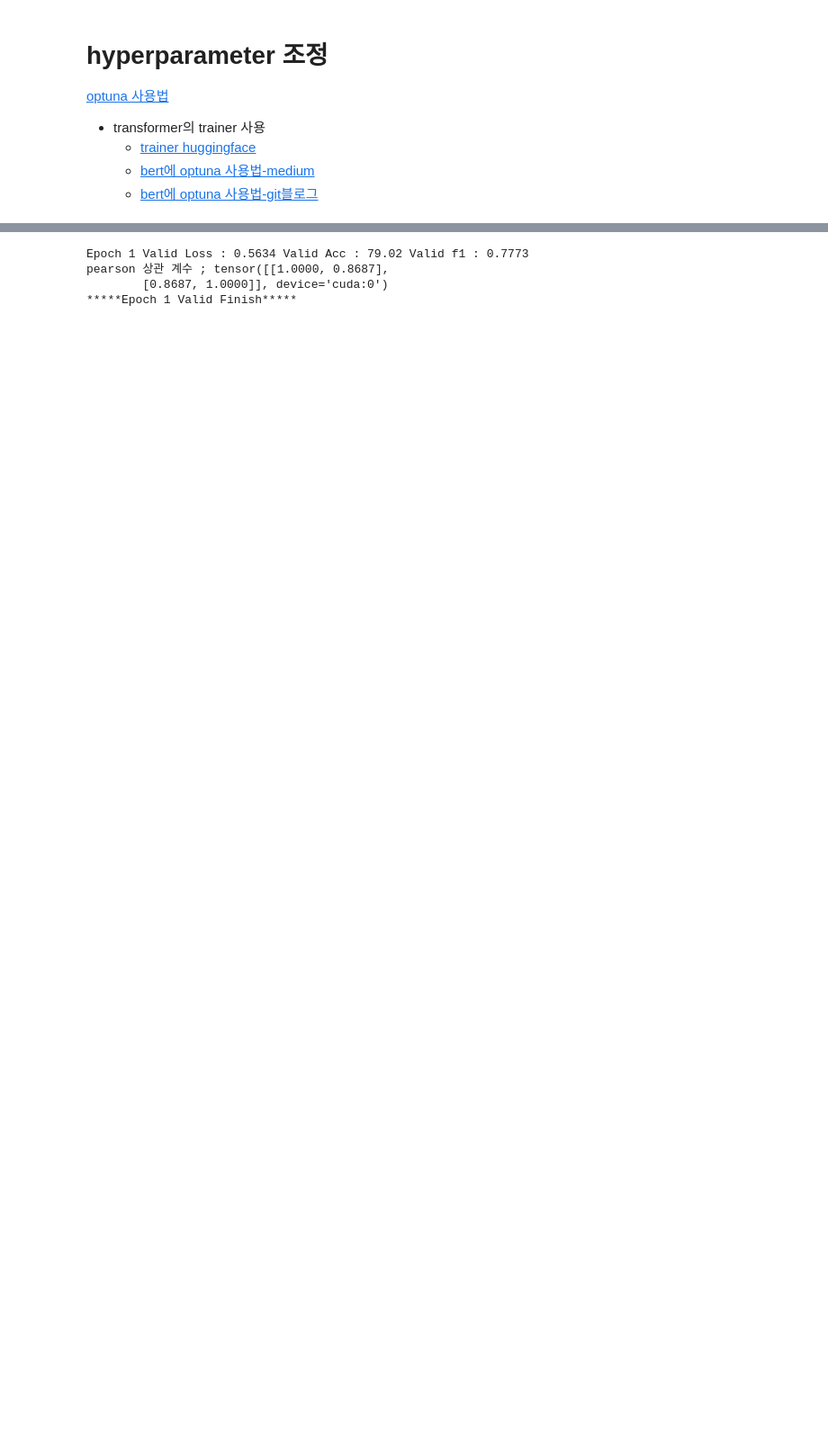
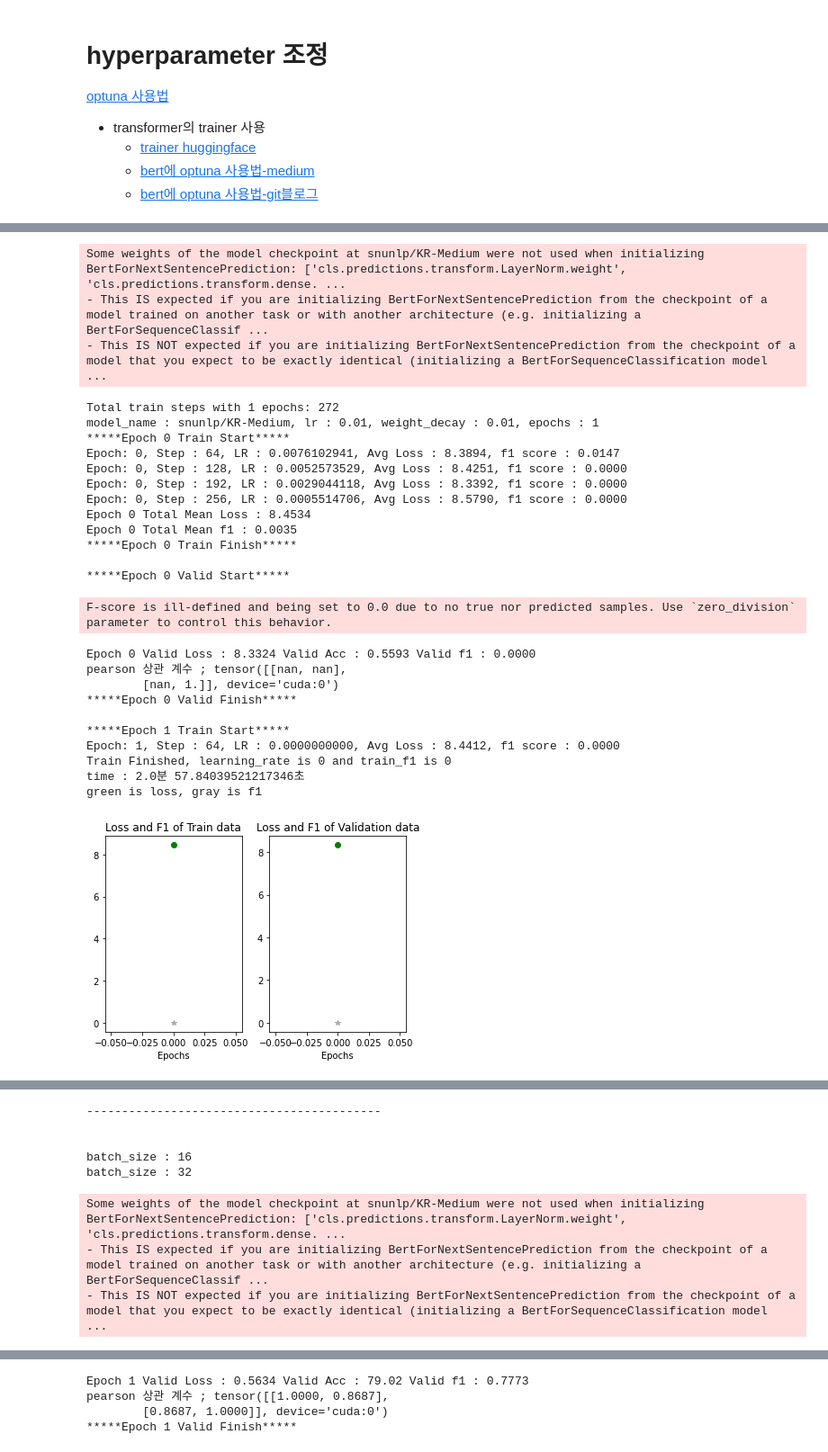
Before and after one commit to WooKyungHwa/NLU_3-, a Jupyter notebook: 최지현_sts.ipynb, the cells around one changed output, grey strips where cells are left out. Shown at 90% size. Saved outputs shown, nothing was run; the diff lists cells and outputs as text; code cells hidden in the pictures; blank space fills up the shorter version.

```diff
--- a/최지현_sts.ipynb
+++ b/최지현_sts.ipynb
@@ -574,0 +667,7 @@ gc.collect()
+# %%
+print('snunlp/KR-Medium\n\n')
+# We want to minimize the loss!
+study = optuna.create_study(study_name='hyper-parameter-search')
+# Optimize the objective using 5 different trials
+study.optimize(objective, n_trials=20)
+# %% [output]
@@ -574,0 +680,27 @@ gc.collect()
+Some weights of the model checkpoint at snunlp/KR-Medium were not used when initializing BertForNextSentencePrediction: ['cls.predictions.transform.LayerNorm.weight', 'cls.predictions.transform.dense. ...
+- This IS expected if you are initializing BertForNextSentencePrediction from the checkpoint of a model trained on another task or with another architecture (e.g. initializing a BertForSequenceClassif ...
+- This IS NOT expected if you are initializing BertForNextSentencePrediction from the checkpoint of a model that you expect to be exactly identical (initializing a BertForSequenceClassification model  ...
+Total train steps with 1 epochs: 272
+model_name : snunlp/KR-Medium, lr : 0.01, weight_decay : 0.01, epochs : 1
+*****Epoch 0 Train Start*****
+Epoch: 0, Step : 64, LR : 0.0076102941, Avg Loss : 8.3894, f1 score : 0.0147
+Epoch: 0, Step : 128, LR : 0.0052573529, Avg Loss : 8.4251, f1 score : 0.0000
+Epoch: 0, Step : 192, LR : 0.0029044118, Avg Loss : 8.3392, f1 score : 0.0000
+Epoch: 0, Step : 256, LR : 0.0005514706, Avg Loss : 8.5790, f1 score : 0.0000
+Epoch 0 Total Mean Loss : 8.4534
+Epoch 0 Total Mean f1 : 0.0035
+*****Epoch 0 Train Finish*****
+
+*****Epoch 0 Valid Start*****
+F-score is ill-defined and being set to 0.0 due to no true nor predicted samples. Use `zero_division` parameter to control this behavior.
+Epoch 0 Valid Loss : 8.3324 Valid Acc : 0.5593 Valid f1 : 0.0000
+pearson 상관 계수 ; tensor([[nan, nan],
+        [nan, 1.]], device='cuda:0')
+*****Epoch 0 Valid Finish*****
+
+*****Epoch 1 Train Start*****
+Epoch: 1, Step : 64, LR : 0.0000000000, Avg Loss : 8.4412, f1 score : 0.0000
+Train Finished, learning_rate is 0 and train_f1 is 0
+time : 2.0분 57.84039521217346초
+green is loss, gray is f1
+[figure, added]
@@ -574,0 +708,8 @@ gc.collect()
+------------------------------------------
+
+
+batch_size : 16
+batch_size : 32
+Some weights of the model checkpoint at snunlp/KR-Medium were not used when initializing BertForNextSentencePrediction: ['cls.predictions.transform.LayerNorm.weight', 'cls.predictions.transform.dense. ...
+- This IS expected if you are initializing BertForNextSentencePrediction from the checkpoint of a model trained on another task or with another architecture (e.g. initializing a BertForSequenceClassif ...
+- This IS NOT expected if you are initializing BertForNextSentencePrediction from the checkpoint of a model that you expect to be exactly identical (initializing a BertForSequenceClassification model  ...
```
Also changed, not shown: parts of 65 cells of this notebook.
